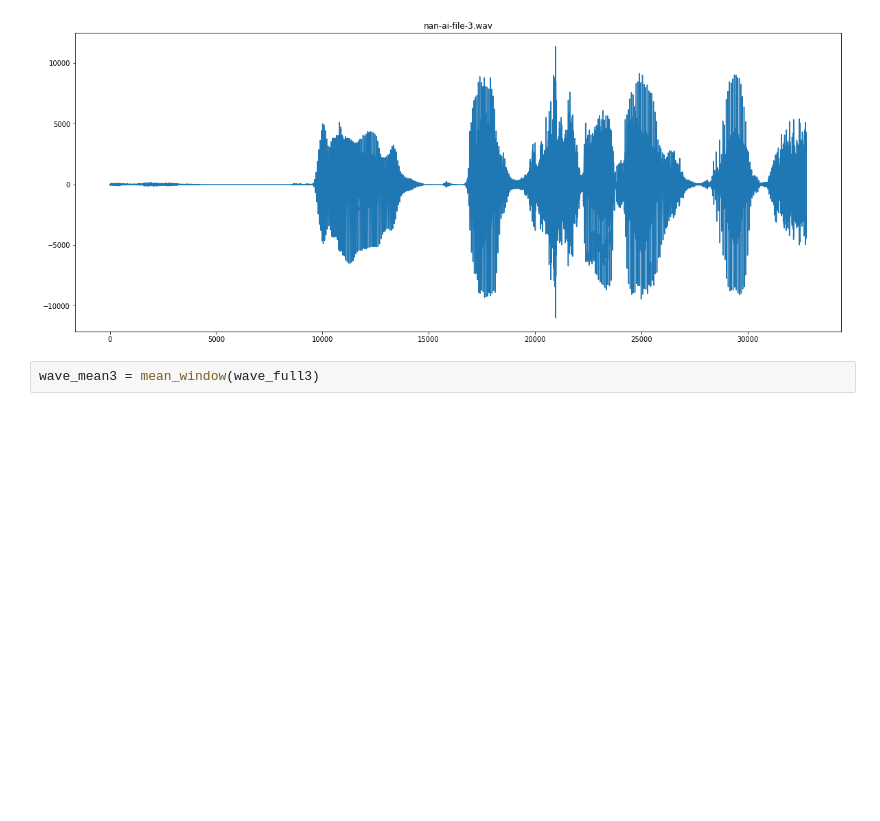
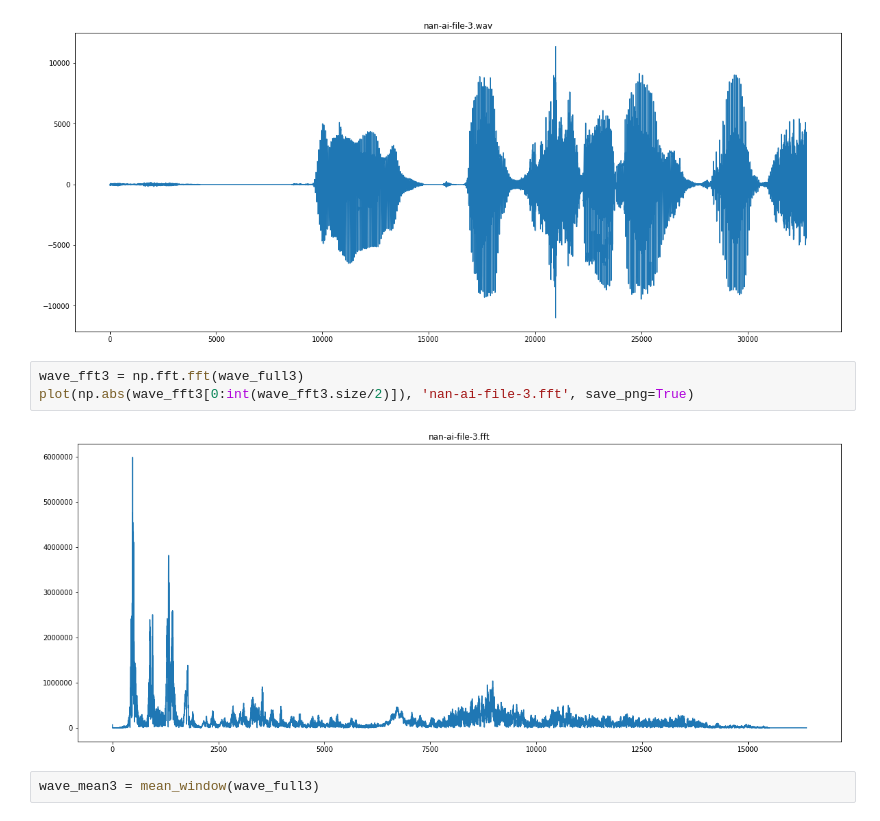
Before and after one commit to Przemmer/broken_recordings, a Jupyter notebook: Analysis_experiments_2.ipynb, the cells around one changed output. Saved outputs shown, nothing was run; the diff lists cells and outputs as text; blank space fills up the shorter version.

```diff
--- a/Analysis_experiments_2.ipynb
+++ b/Analysis_experiments_2.ipynb
@@ -101,6 +112,11 @@ wave_full3 = read_wave_file('nan-ai-file-3.wav')
 plot(wave_full3, 'nan-ai-file-3.wav', save_png=True)
 # %% [output]
 [figure]
+# %%
+wave_fft3 = np.fft.fft(wave_full3)
+plot(np.abs(wave_fft3[0:int(wave_fft3.size/2)]), 'nan-ai-file-3.fft', save_png=True)
+# %% [output]
+[figure, added]
 # %%
 wave_mean3 = mean_window(wave_full3)
 # %%
```
Also changed, not shown: parts of 3 cells of this notebook, 7 other files.
